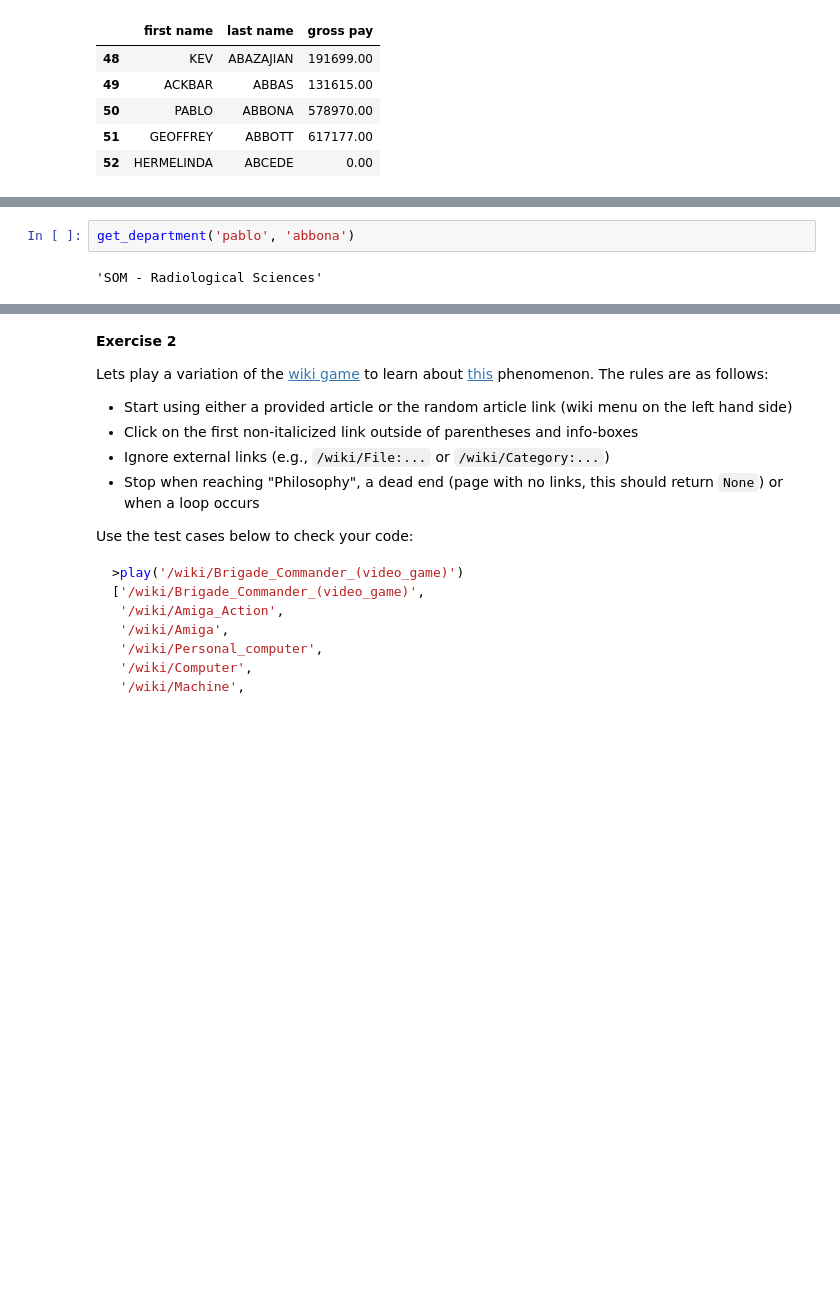
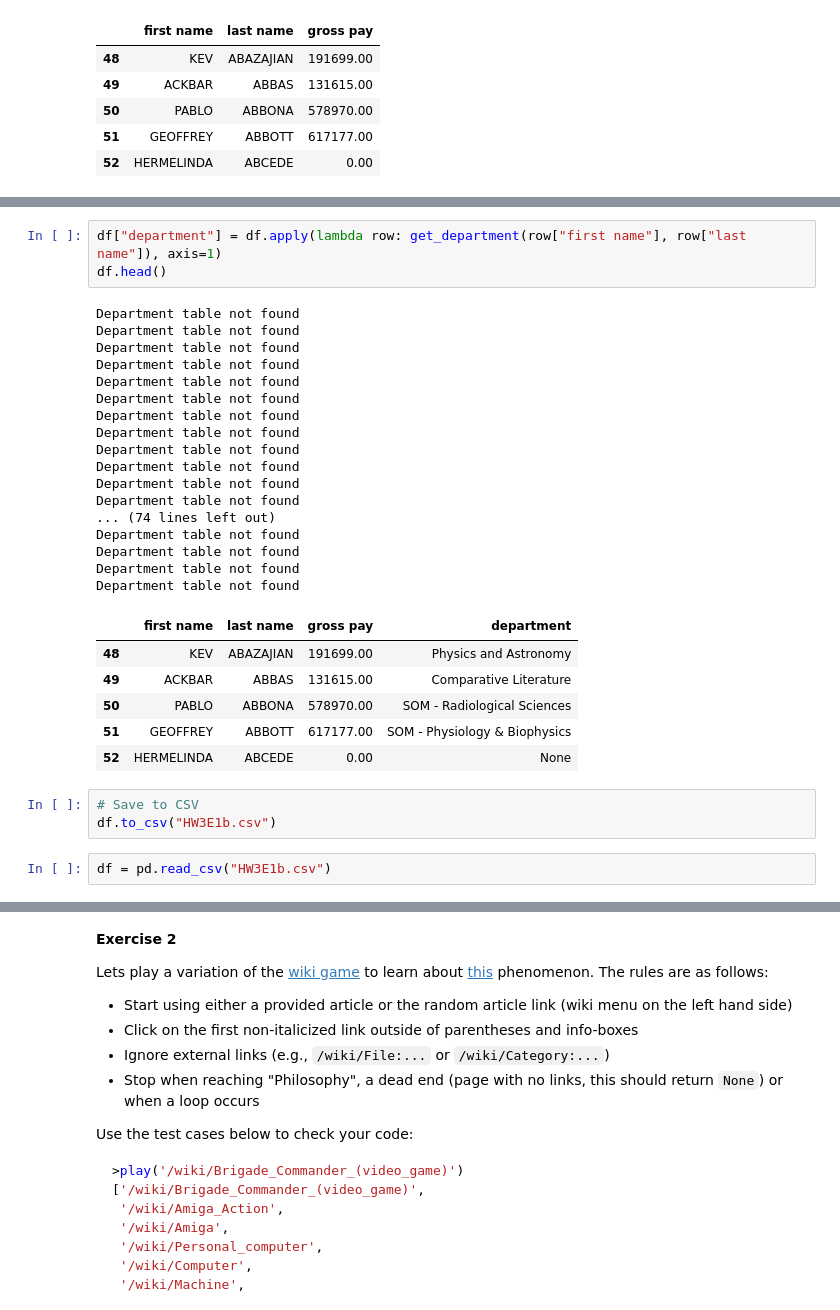
Before and after one commit to random-logic/sta141b-hw, a Jupyter notebook: 03-homework.ipynb, the cells around one changed output, grey strips where cells are left out. Drawn from its saved outputs; the diff is of its cells as text; blank space fills up the shorter version.

```diff
--- a/03-homework.ipynb
+++ b/03-homework.ipynb
@@ -155,7 +156,35 @@ def get_department(firstName, lastName):
       else:
         print('Department field not found')
         return None
-# %%
-get_department('pablo', 'abbona')
-# %% [output]
-'SOM - Radiological Sciences'
+# %%
+df["department"] = df.apply(lambda row: get_department(row["first name"], row["last name"]), axis=1)
+df.head()
+# %% [output]
+Department table not found
+Department table not found
+Department table not found
+Department table not found
+Department table not found
+Department table not found
+Department table not found
+Department table not found
+Department table not found
+Department table not found
+Department table not found
+Department table not found
+... (74 lines left out)
+Department table not found
+Department table not found
+Department table not found
+Department table not found
+|  | first name | last name | gross pay | department |
+| 48 | KEV | ABAZAJIAN | 191699.00 | Physics and Astronomy |
+| 49 | ACKBAR | ABBAS | 131615.00 | Comparative Literature |
+| 50 | PABLO | ABBONA | 578970.00 | SOM - Radiological Sciences |
+| 51 | GEOFFREY | ABBOTT | 617177.00 | SOM - Physiology & Biophysics |
+| 52 | HERMELINDA | ABCEDE | 0.00 | None |
+# %%
+# Save to CSV
+df.to_csv("HW3E1b.csv")
+# %%
+df = pd.read_csv("HW3E1b.csv")
```
Also changed, not shown: parts of 5 cells of this notebook, 1 other file.
